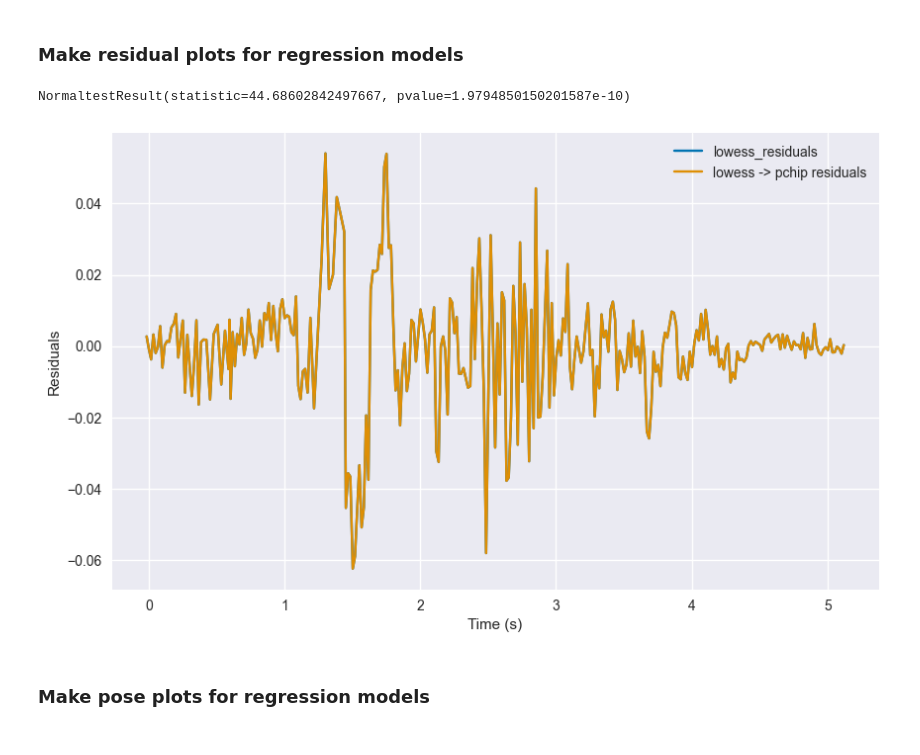
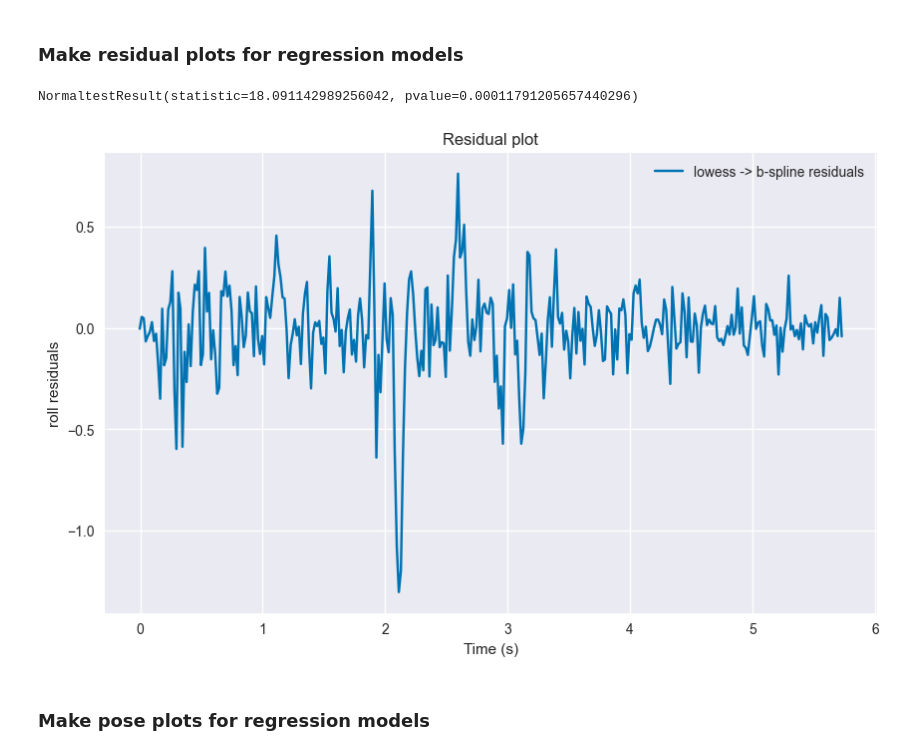
Before and after one commit to ShungFei/autonomous_f1tenth, a Jupyter notebook: src/perception/perception/scripts/useful_figures.ipynb, the cells around one changed output. Saved outputs shown, nothing was run; the diff lists cells and outputs as text; code cells hidden in the pictures.

```diff
--- a/src/perception/perception/scripts/useful_figures.ipynb
+++ b/src/perception/perception/scripts/useful_figures.ipynb
@@ -358,54 +358,59 @@ sns.lineplot(data=run3_data[run_num]["raw"]["rel_poses_right_df"], x='time_norm
 # %%
 smoothing_type = "raw"
 cam = "right"
-run_num = 6
-df = run2_data[run_num][smoothing_type][f"rel_poses_{cam}_df"]
-monte_carlo_df = run2_data[run_num][f"monte_carlo_{cam}_df"]
+run_num = 5
+df = run3_data[run_num][smoothing_type][f"rel_poses_{cam}_df"]
+monte_carlo_df = run3_data[run_num][f"monte_carlo_{cam}_df"]
 
-col_name = "tx"
+col_name = "roll"
+lowess_window = 15
 
 tx_poly, vx_poly, ax_poly = ground_truth_real.fit_polynomial(
   df["time_norm (sec)"].values,
   df[col_name], 10)
 poly_resid = np.polyval(tx_poly, df["time_norm (sec)"]) - df[col_name]
 
-tx_lowess = lowess(df[col_name], df["time_norm (sec)"], frac =60 / len(df), it = 1)[:, 1]
+tx_lowess = lowess(df[col_name], df["time_norm (sec)"], frac = lowess_window / len(df), it = 1)[:, 1]
 lowess_resid = df[col_name] - tx_lowess
+
+# tx_lowess_5 = lowess(df[col_name], df["time_norm (sec)"], frac = 5 / len(df), it = 1)[:, 1]
+# lowess_5_resid = df[col_name] - tx_lowess_5
 
 tx_savgol = scipy.signal.savgol_filter(df[col_name], 20, 3)
 savgol_resid = df[col_name] - tx_savgol
 
 tx_arima = sm.tsa.ARIMA(df[col_name], df["time_norm (sec)"], order=(5, 0, 1)).fit()
 arima_resid = tx_arima.resid
 
 tx_pchip = PchipInterpolator(df["time_norm (sec)"], df[col_name])
 pchip_resid = df[col_name] - tx_pchip(df["time_norm (sec)"])
 
 tx_pchip_lowess = PchipInterpolator(df["time_norm (sec)"], tx_lowess)
 pchip_lowess_resid = df[col_name] - tx_pchip_lowess(df["time_norm (sec)"])
 
 # tx_univariate = UnivariateSpline(df["time_norm (sec)"], df[col_name], k=1, s=0.01)
 tx_univariate = UnivariateSpline(df["time_norm (sec)"], df[col_name], k=3, s=len(df) * 0.15)
 univariate_resid = df[col_name] - tx_univariate(df["time_norm (sec)"])
 
 tx_univariate_lowess = UnivariateSpline(df["time_norm (sec)"], tx_lowess, k=3, s=0)
 univariate_lowess_resid = df[col_name] - tx_univariate_lowess(df["time_norm (sec)"])
 
 
 plt.figure(figsize=(10, 6))
-plt.ylabel('Residuals')
+plt.title(f'Residual plot')
+plt.ylabel(f'{col_name} residuals')
 plt.xlabel('Time (s)')
-sns.lineplot(x=df["time_norm (sec)"], y=lowess_resid, label='lowess_residuals')
+# sns.lineplot(x=df["time_norm (sec)"], y=lowess_resid, label='lowess_residuals')
 # sns.lineplot(x=df["time_norm (sec)"], y=savgol_resid, label='savgol_residuals')
 # sns.lineplot(x=df["time_norm (sec)"], y=poly_resid, label='poly residuals (d=10)')
 # sns.lineplot(x=df["time_norm (sec)"], y=pchip_resid, label='pchip_residuals')
 # sns.lineplot(x=df["time_norm (sec)"], y=univariate_resid, label='b-spline residuals (s=0.025)')
-sns.lineplot(x=df["time_norm (sec)"], y=pchip_lowess_resid, label='lowess -> pchip residuals')
-# sns.lineplot(x=df["time_norm (sec)"], y=univariate_lowess_resid, label='lowess -> b-spline residuals')
+# sns.lineplot(x=df["time_norm (sec)"], y=pchip_lowess_resid, label='lowess -> pchip residuals')
+sns.lineplot(x=df["time_norm (sec)"], y=univariate_lowess_resid, label='lowess -> b-spline residuals')
 
 normaltest(poly_resid)
 # %% [output]
-NormaltestResult(statistic=44.68602842497667, pvalue=1.9794850150201587e-10)
+NormaltestResult(statistic=18.091142989256042, pvalue=0.00011791205657440296)
-[figure, old version]
+[figure, new version]
 # %% [markdown]
 ### Make pose plots for regression models
```
Also changed, not shown: parts of 3 cells of this notebook, 3 other files.
